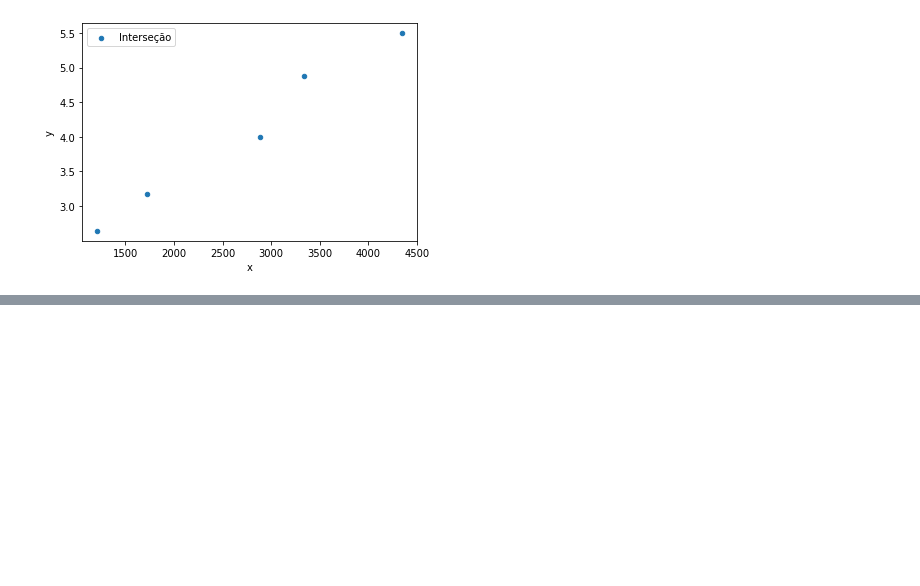
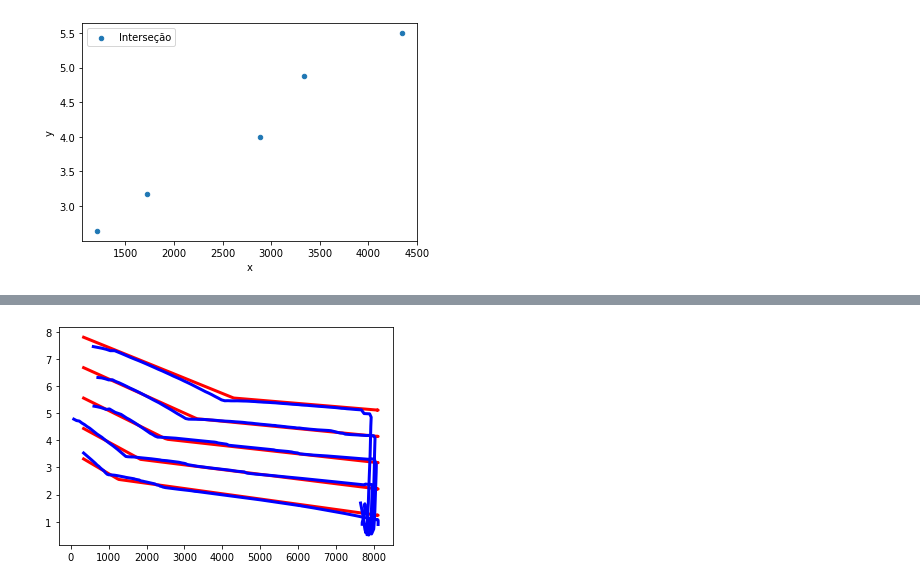
Before and after one commit to jpspm/Ball-analysis, a Jupyter notebook: analise.ipynb, the cells around one changed output, grey strips where cells are left out. Cells and saved outputs as stored; diff of their text form; code cells hidden in the pictures; blank space fills up the shorter version.

```diff
--- a/analise.ipynb
+++ b/analise.ipynb
@@ -161,0 +190,38 @@ interceptions.plot(x = 'x',y = 'y', kind = 'scatter', label = 'Interseção')
+# %%
+def predictb1(x):
+    return float(regb1.coef_*x + regb1.intercept_)
+def predictb2(x):
+    return float(regb2.coef_*x + regb2.intercept_)
+def predicta1(x):
+    return float(rega1.coef_*x + rega1.intercept_)
+def predicta2(x):
+    return float(rega2.coef_*x + rega2.intercept_)
+# %%
+def reta1(x, f):
+    return predicta1(f)*x +predictb1(f)
+def reta2(x,f):
+    return predicta2(f)*x +predictb2(f)
+# %%
+def speed(x, f):
+    x_intersection = getInterception(predicta1(f), predictb1(f), predicta2(f), predictb2(f))[0]
+    if(x < x_intersection):
+        return reta1(x, f)
+    if(x > x_intersection):
+        return reta2(x, f)
+# %%
+predforcas = [4,5,6,7,8]
+estimated = []
+for i in predforcas:
+    testFunction = pd.DataFrame(columns=['posicao', 'velocidade predita'])
+    for j in range(len(dfprecision[0])):
+        testFunction.loc[j] = [dfprecision[0]['posicao'].iloc[j], float(speed(dfprecision[0]['posicao'].iloc[j], i))]
+    estimated.append(testFunction)
+# %%
+ax = plt.subplot()
+for i in estimated:
+    plt.plot(i['posicao'], i['velocidade predita'], color='red', linewidth=3)
+for i in dfprecision:
+    plt.plot(i['posicao'],i['velocidade'], color = 'blue', linewidth=3)
+plt.show()
+# %% [output]
+[figure, added]
```
Also changed, not shown: parts of 7 cells of this notebook.
